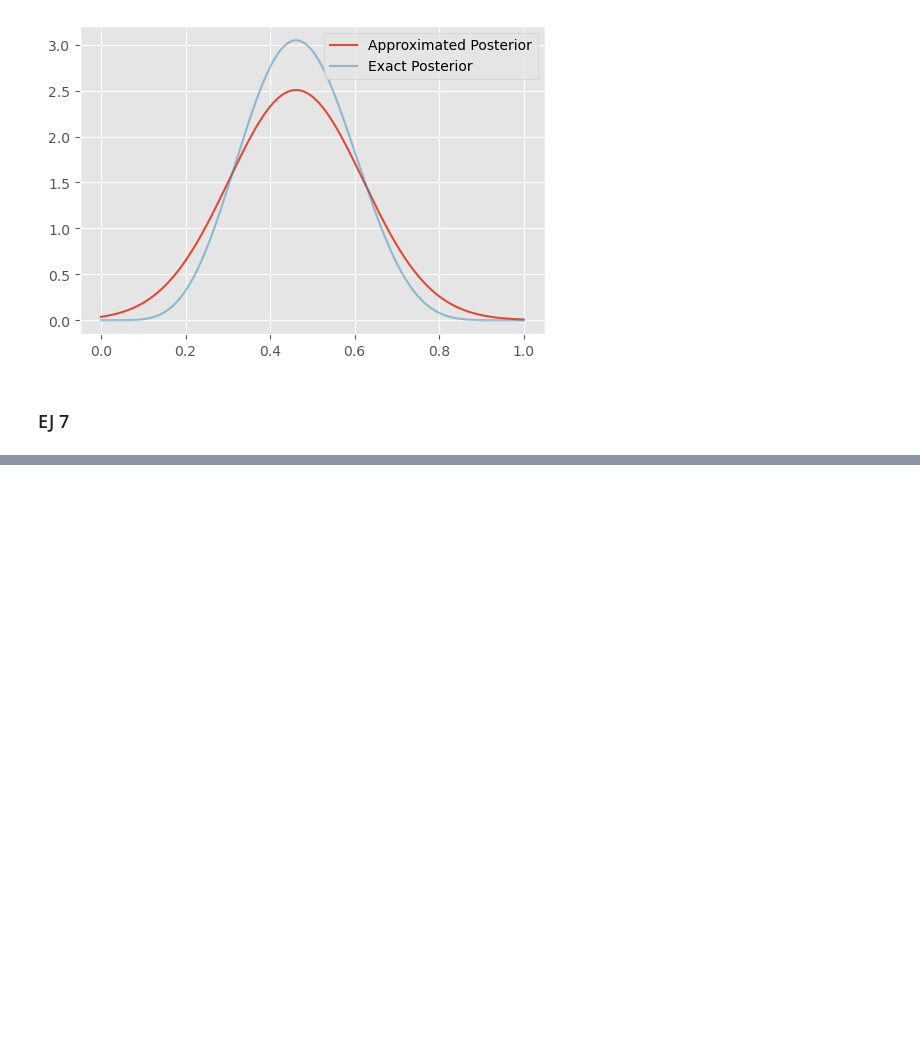
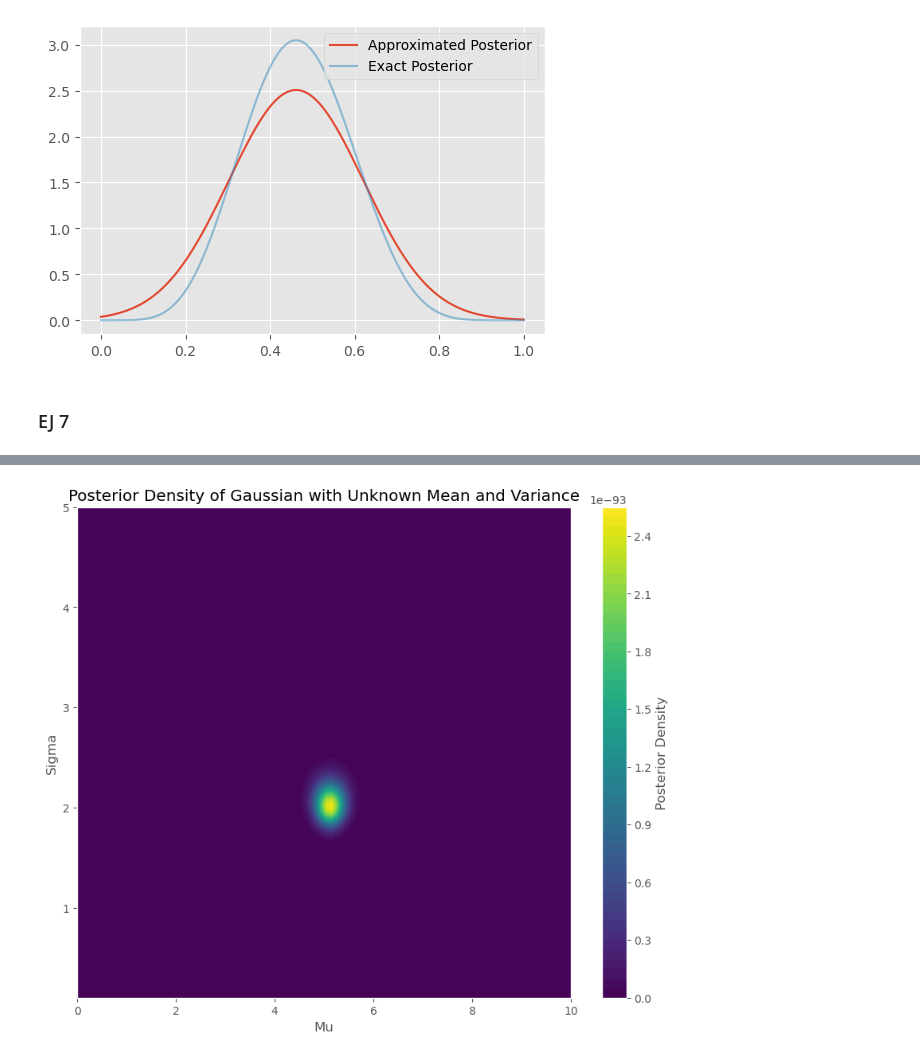
Before and after one commit to DamianPiuselli/estadistica-e-inferencia-I, a Jupyter notebook: guia7.ipynb, the cells around one changed output, grey strips where cells are left out. Cells and saved outputs as stored; diff of their text form; code cells hidden in the pictures; blank space fills up the shorter version.

```diff
--- a/guia7.ipynb
+++ b/guia7.ipynb
@@ -461,11 +460,0 @@ print(res)
-# %%
-# Define the mean vector and covariance matrix
-mean = np.array([res.x[0], np.log(res.x[1])])
-cov = np.array([[res.x[1] / len(y), 0], [0, 1 / (2 * len(y))]])
-
-# Generate random samples from the multivariate normal distribution
-samples = np.random.multivariate_normal(mean, cov, 2000)
-
-# Extract x and y coordinates from the samples
-x = samples[:, 0]
-y = samples[:, 1]
@@ -519,0 +461,59 @@ plot_2d_density(x, y)
+# %%
+def posterior_density_gaussian(x, mu_range, sigma_range):
+    """
+    Compute the posterior density for a Gaussian distribution with unknown mean and variance
+    with a flat prior for mu and log(sigma).
+
+    Parameters:
+    - x: array-like, shape (n,)
+        Observed data points.
+    - mu_range: array-like, shape (m,)
+        Range of mu values.
+    - sigma_range: array-like, shape (s,)
+        Range of sigma values.
+
+    Returns:
+    - posterior: 2D array, shape (m, s)
+        Posterior density values for each combination of mu and sigma.
+    """
+    n = len(x)
+    mean_x = np.mean(x)
+    var_x = np.var(x, ddof=1)  # sample variance
+
+    N = len(mu_range)
+    M = len(sigma_range)
+
+    posterior = np.zeros((N, M))
+
+    for i, mu in enumerate(mu_range):
+        for j, sigma in enumerate(sigma_range):
+            if sigma <= 0:
+                posterior[i, j] = 0
+            else:
+                exponent = -0.5 * n * (var_x + (mean_x - mu) ** 2) / (sigma**2)
+                prior = 1 / sigma
+                likelihood = (1 / (sigma * np.sqrt(2 * np.pi))) ** n * np.exp(exponent)
+                posterior[i, j] = likelihood * prior
+
+    return posterior
+
+
+# Example usage
+np.random.seed(0)
+x = np.random.normal(loc=5, scale=2, size=100)  # Sample data
+mu_range = np.linspace(0, 10, 100)  # Range of mu values
+sigma_range = np.linspace(0.1, 5, 100)  # Range of sigma values
+
+posterior = posterior_density_gaussian(x, mu_range, sigma_range)
+
+# Plotting the result
+plt.figure(figsize=(10, 8))
+X, Y = np.meshgrid(mu_range, sigma_range)
+plt.contourf(X, Y, posterior.T, levels=50, cmap="viridis")
+plt.colorbar(label="Posterior Density")
+plt.title("Posterior Density of Gaussian with Unknown Mean and Variance")
+plt.xlabel("Mu")
+plt.ylabel("Sigma")
+plt.show()
+# %% [output]
+[figure, added]
```
Also changed, not shown: parts of 8 cells of this notebook.
